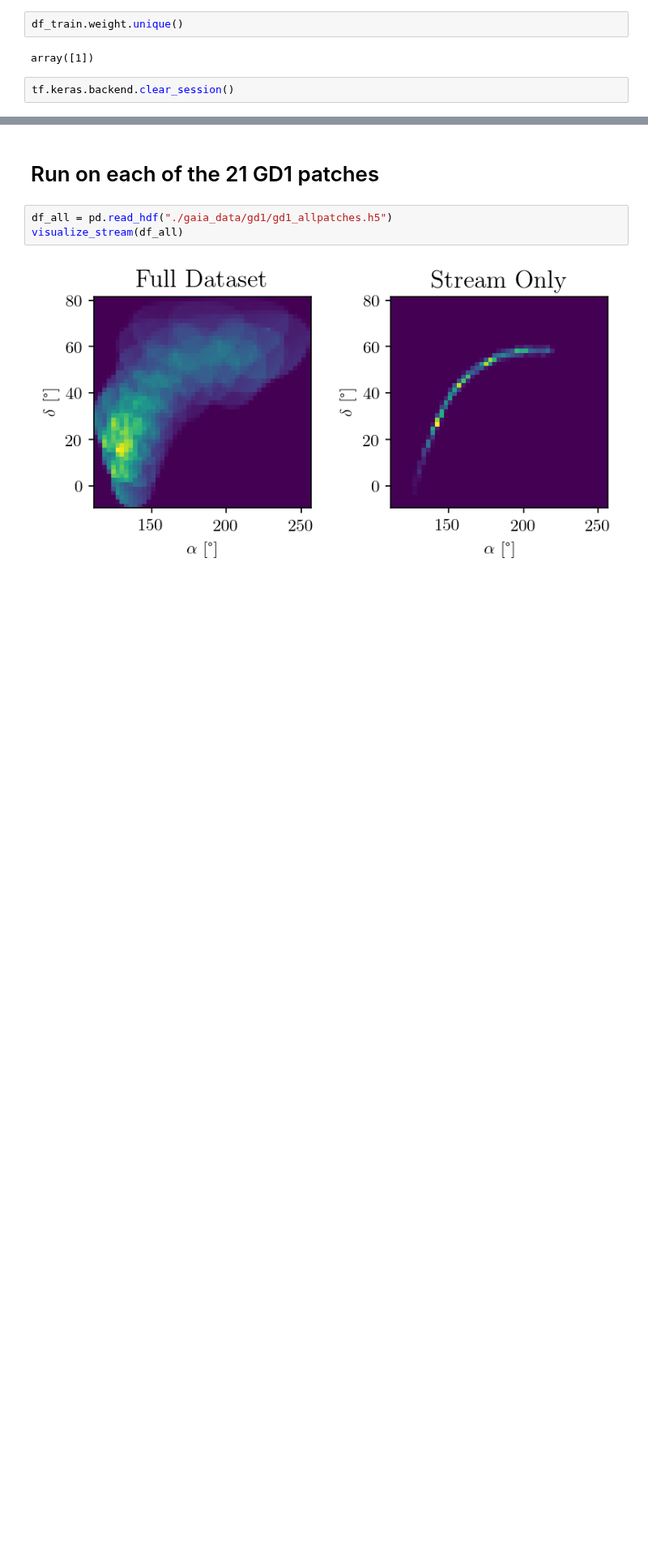
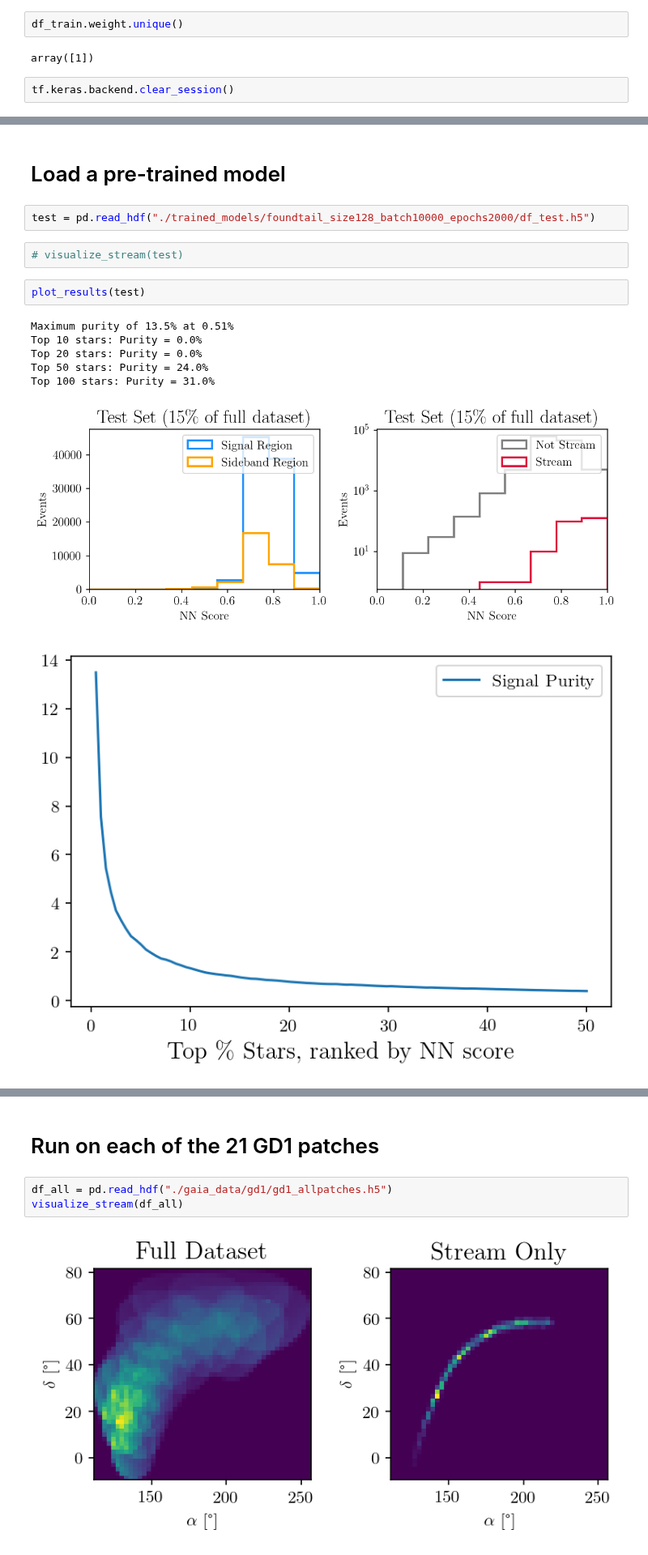
Before and after one commit to hep-lbdl/GaiaCWoLa, a Jupyter notebook: all_gd1.ipynb, the cells around one changed output, grey strips where cells are left out. Shown at 81% size. Cells and saved outputs as stored; diff of their text form; blank space fills up the shorter version.

```diff
--- a/all_gd1.ipynb
+++ b/all_gd1.ipynb
@@ -250,0 +261,16 @@ Top 100 stars: Purity = 0.0%
+# %% [markdown]
+# Load a pre-trained model
+# %%
+test = pd.read_hdf("./trained_models/foundtail_size128_batch10000_epochs2000/df_test.h5")
+# %%
+# visualize_stream(test)
+# %%
+plot_results(test)
+# %% [output]
+Maximum purity of 13.5% at 0.51%
+Top 10 stars: Purity = 0.0%
+Top 20 stars: Purity = 0.0%
+Top 50 stars: Purity = 24.0%
+Top 100 stars: Purity = 31.0%
+[figure, added]
+[figure, added]
```
Also changed, not shown: parts of 14 cells of this notebook, 3 other files.
